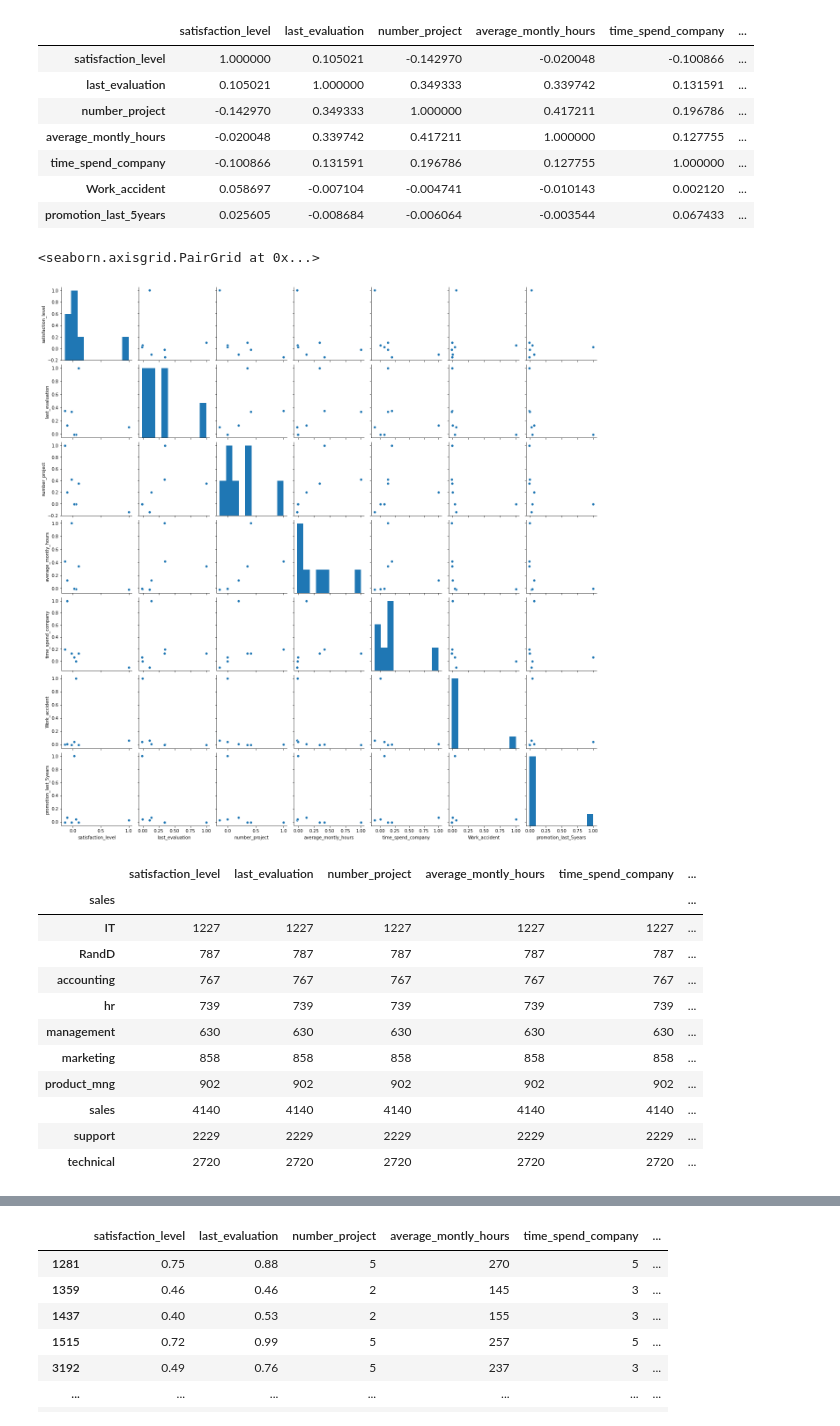
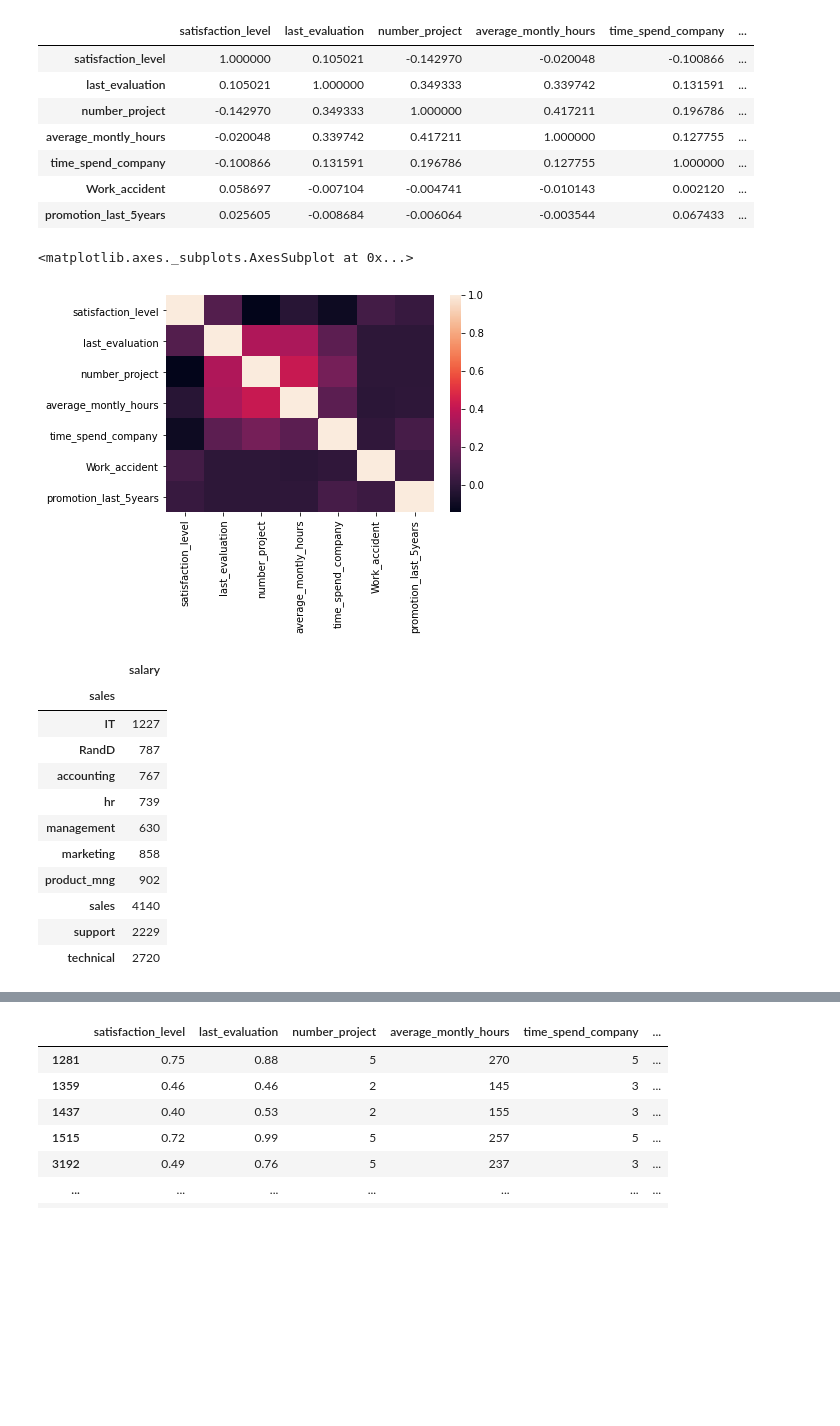
Before and after one commit to artemkiselev77/homework, a Jupyter notebook: finaltest_DZ.ipynb, the cells around one changed output, grey strips where cells are left out. Cells and saved outputs as stored; diff of their text form; code cells hidden in the pictures; blank space fills up the shorter version.

```diff
--- a/finaltest_DZ.ipynb
+++ b/finaltest_DZ.ipynb
@@ -62,23 +50,24 @@ quantit_company.corr()
 | Work_accident | 0.058697 | -0.007104 | -0.004741 | -0.010143 | 0.002120 | ... |
 | promotion_last_5years | 0.025605 | -0.008684 | -0.006064 | -0.003544 | 0.067433 | ... |
 # %%
-sns.pairplot(quantit_company.corr())
+sns.heatmap(quantit_company.corr())
 # %% [output]
-<seaborn.axisgrid.PairGrid at 0x...>
+<matplotlib.axes._subplots.AxesSubplot at 0x...>
-[figure, old version]
+[figure, new version]
 # %%
 #4 Рассчитать сколько работников работает в каждом департаменте
-company.groupby('sales').count()
+sales_ = company.groupby('sales')[['salary']].count()
+sales_
 # %% [output]
-|  | satisfaction_level | last_evaluation | number_project | average_montly_hours | time_spend_company | ... |
-| sales |  |  |  |  |  | ... |
-| IT | 1227 | 1227 | 1227 | 1227 | 1227 | ... |
-| RandD | 787 | 787 | 787 | 787 | 787 | ... |
-| accounting | 767 | 767 | 767 | 767 | 767 | ... |
-| hr | 739 | 739 | 739 | 739 | 739 | ... |
-| management | 630 | 630 | 630 | 630 | 630 | ... |
-| marketing | 858 | 858 | 858 | 858 | 858 | ... |
-| product_mng | 902 | 902 | 902 | 902 | 902 | ... |
-| sales | 4140 | 4140 | 4140 | 4140 | 4140 | ... |
-| support | 2229 | 2229 | 2229 | 2229 | 2229 | ... |
-| technical | 2720 | 2720 | 2720 | 2720 | 2720 | ... |
+|  | salary |
+| sales |  |
+| IT | 1227 |
+| RandD | 787 |
+| accounting | 767 |
+| hr | 739 |
+| management | 630 |
+| marketing | 858 |
+| product_mng | 902 |
+| sales | 4140 |
+| support | 2229 |
+| technical | 2720 |
```
Also changed, not shown: parts of 15 cells of this notebook.
